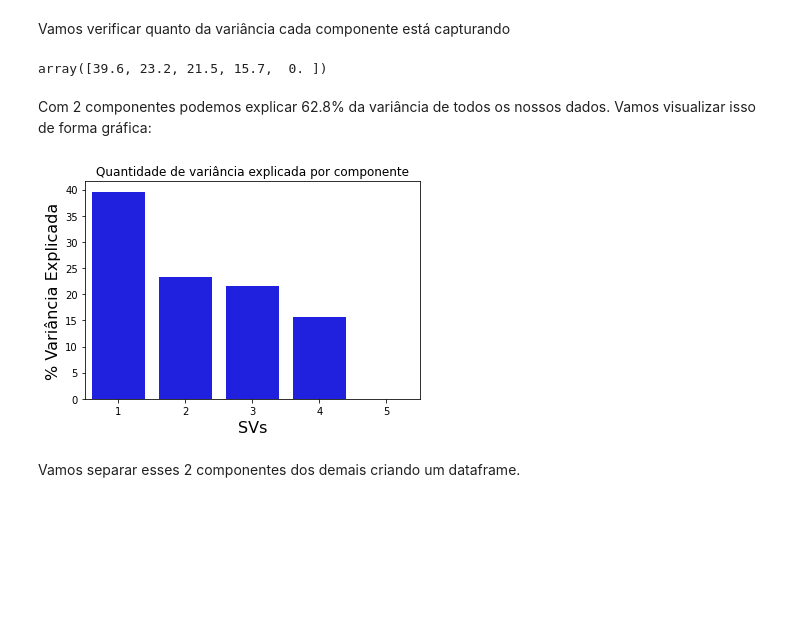
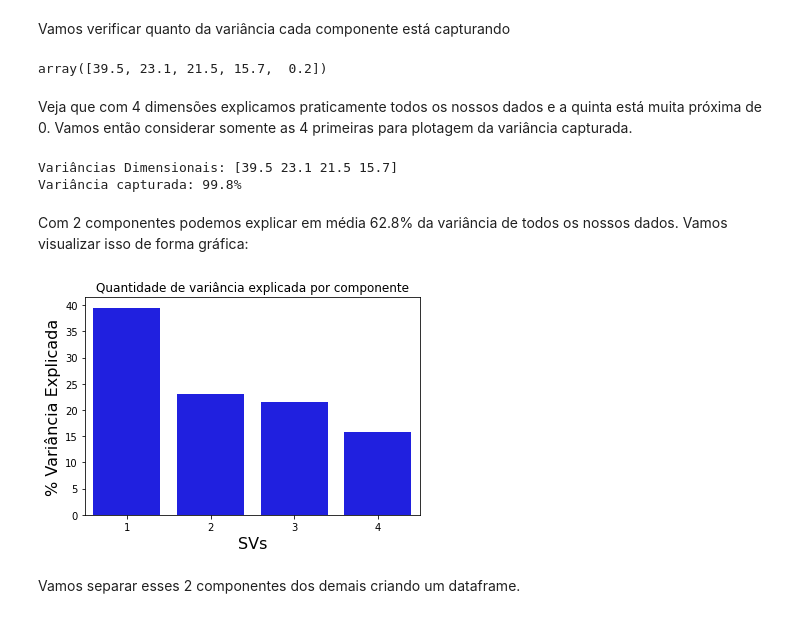
Before and after one commit to Marcus-V-Freitas/Analise_Correspondencia_Covid, a Jupyter notebook: Análise_de_Correspondência.ipynb, the cells around one changed output. Saved outputs shown, nothing was run; the diff lists cells and outputs as text; code cells hidden in the pictures; blank space fills up the shorter version.

```diff
--- a/Análise_de_Correspondência.ipynb
+++ b/Análise_de_Correspondência.ipynb
@@ -210,7 +303,9 @@ Para calcular essa representação, precisamos transformar as distâncias em pon
 ![image.png](embedded-picture-1)
 # %%
 residuos_padronizados = np.divide((matriz_correspondencia-modelo_independencia),np.sqrt(modelo_independencia))
-u,s,vh = np.linalg.svd(residuos_padronizados, full_matrices=False)
+u,s,vh = svd(residuos_padronizados)
+
+#Caso queiram Comparar basta utilizar o comando ao lado -> u,s,vh = np.linalg.svd(residuos_padronizados, full_matrices=False)
 # %% [markdown]
 Estamos atrás das coordenadas das linhas. Esses pontos são organizados de forma que a distância euclidiana entre dois pontos seja igual à distância Qui² entre as duas linhas às quais eles correspondem. As pontuações das linhas são definidas como:
 # %% [markdown]
@@ -231,19 +326,28 @@ scores_colunas = Calculo_Scores(total_colunas, vh.T, s)
 Vamos verificar quanto da variância cada componente está capturando
 # %%
 variancia_explicada = np.round(s**2/np.sum(s**2), decimals=3) * 100
-variancia_explicada[0]
+variancia_explicada
 # %% [output]
-array([39.6, 23.2, 21.5, 15.7,  0. ])
+array([39.5, 23.1, 21.5, 15.7,  0.2])
+# %% [markdown]
+Veja que com 4 dimensões explicamos praticamente todos os nossos dados e a quinta está muita próxima de 0. Vamos então considerar somente as 4 primeiras para plotagem da variância capturada.
+# %%
+variancia_dimensional=variancia_explicada[0:4]
+print(f'Variâncias Dimensionais: {variancia_dimensional}')
+print(f'Variância capturada: {sum(variancia_dimensional)}%')
+# %% [output]
+Variâncias Dimensionais: [39.5 23.1 21.5 15.7]
+Variância capturada: 99.8%
 # %% [markdown]
-Com 2 componentes podemos explicar 62.8% da variância de todos os nossos dados. Vamos visualizar isso de forma gráfica:
+Com 2 componentes podemos explicar em média 62.8% da variância de todos os nossos dados. Vamos visualizar isso de forma gráfica:
 # %%
-sns.barplot(x=list(range(1,len(variancia_explicada)+1)), y=variancia_explicada, color="blue")
+sns.barplot(x=list(range(1,len(variancia_dimensional)+1)), y=variancia_dimensional, color="blue")
 plt.title("Quantidade de variância explicada por componente")
 plt.xlabel('SVs', fontsize=16)
 plt.ylabel('% Variância Explicada', fontsize=16)
 plt.show();
 # %% [output]
-[figure, old version]
+[figure, new version]
 # %% [markdown]
 Vamos separar esses 2 componentes dos demais criando um dataframe.
 # %%
```
Also changed, not shown: parts of 7 cells of this notebook.
